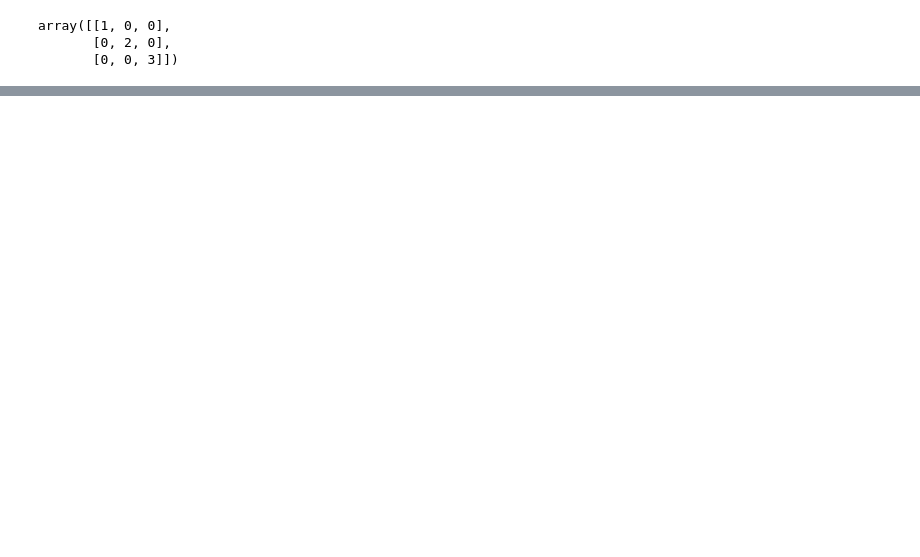
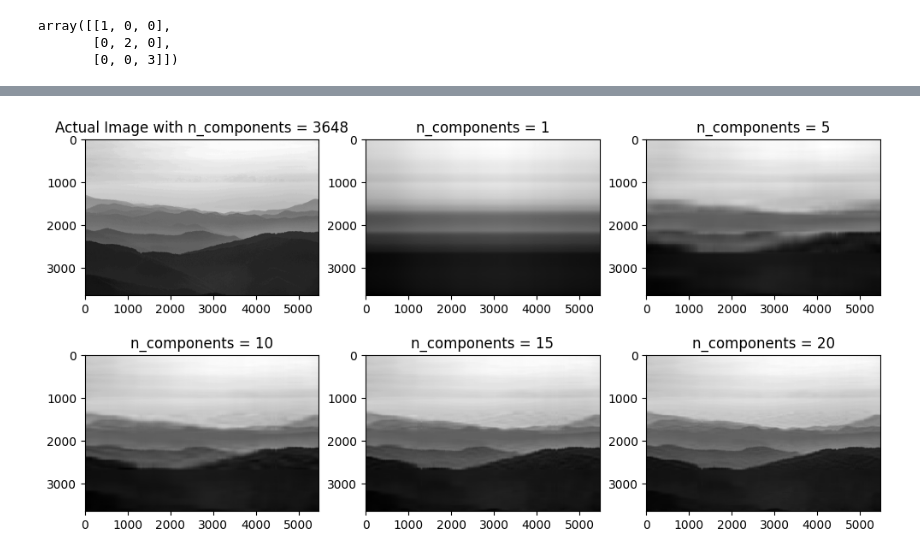
Before and after one commit to santhimaddipudi/Python-work, a Jupyter notebook: PCA.ipynb, the cells around one changed output, grey strips where cells are left out. Saved outputs shown, nothing was run; the diff lists cells and outputs as text; code cells hidden in the pictures; blank space fills up the shorter version.

```diff
--- a/PCA.ipynb
+++ b/PCA.ipynb
@@ -59,0 +73,25 @@ array([[1, 0, 0],
+# %%
+# import module
+import requests
+import cv2
+import numpy as np
+import matplotlib.pyplot as plt
+
+# assign and open image
+url = 'https://media.geeksforgeeks.org/wp-content/cdn-uploads/20210401173418/Webp-compressed.jpg'
+response = requests.get(url, stream=True)
+
+with open('image.png', 'wb') as f:
+    f.write(response.content)
+
+img = cv2.imread('image.png')
+
+# Converting the image into gray scale for faster
+# computation.
+gray_image = cv2.cvtColor(img, cv2.COLOR_BGR2GRAY)
+
+# Calculating the SVD
+u, s, v = np.linalg.svd(gray_image, full_matrices=False)
+
+# inspect shapes of the matrices
+print(f'u.shape:{u.shape},s.shape:{s.shape},v.shape:{v.shape}')
@@ -59,0 +124,19 @@ array([[1, 0, 0],
+# %%
+# plot images with different number of components
+comps = [3648, 1, 5, 10, 15, 20]
+plt.figure(figsize=(12, 6))
+
+for i in range(len(comps)):
+    low_rank = u[:, :comps[i]] @ np.diag(s[:comps[i]]) @ v[:comps[i], :]
+
+    if(i == 0):
+        plt.subplot(2, 3, i+1),
+        plt.imshow(low_rank, cmap='gray'),
+        plt.title(f'Actual Image with n_components = {comps[i]}')
+
+    else:
+        plt.subplot(2, 3, i+1),
+        plt.imshow(low_rank, cmap='gray'),
+        plt.title(f'n_components = {comps[i]}')
+# %% [output]
+[figure, added]
```
Also changed, not shown: parts of 5 cells of this notebook.
